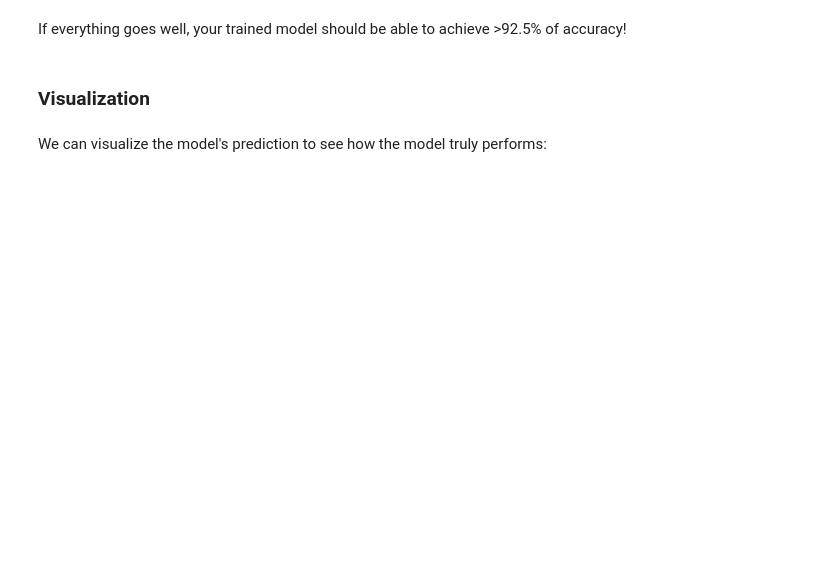
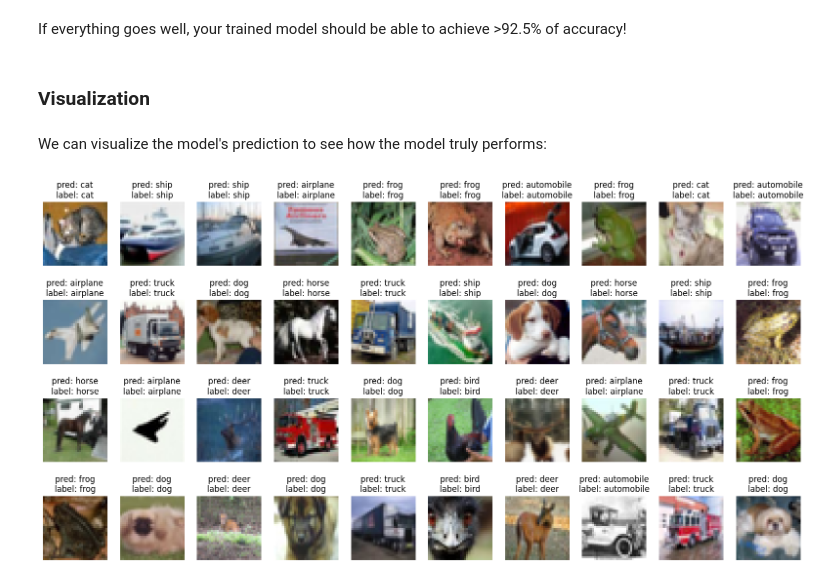
Before and after one commit to insop/efficientml, a Jupyter notebook: Lab0.ipynb, the cells around one changed output. Saved outputs shown, nothing was run; the diff lists cells and outputs as text; code cells hidden in the pictures; blank space fills up the shorter version.

```diff
--- a/Lab0.ipynb
+++ b/Lab0.ipynb
@@ -179,4 +184,7 @@ class VGG(nn.Module):
     x = self.classifier(x)
     return x
 
-model = VGG().cuda()
+if is_cuda():
+  model = VGG().cuda()
+else:
+  model = VGG()
@@ -258,8 +317,9 @@ def train(
 
   for inputs, targets in tqdm(dataflow, desc='train', leave=False):
     # Move the data from CPU to GPU
-    inputs = inputs.cuda()
-    targets = targets.cuda()
+    if is_cuda():
+      inputs = inputs.cuda()
+      targets = targets.cuda()
 
     # Reset the gradients (from the last iteration)
     optimizer.zero_grad()
@@ -289,8 +349,9 @@ def evaluate(
 
   for inputs, targets in tqdm(dataflow, desc="eval", leave=False):
     # Move the data from CPU to GPU
-    inputs = inputs.cuda()
-    targets = targets.cuda()
+    if is_cuda():
+      inputs = inputs.cuda()
+      targets = targets.cuda()
 
     # Inference
     outputs = model(inputs)
@@ -316,27 +391,34 @@ If everything goes well, your trained model should be able to achieve >92.5\% of
 ### Visualization
 # %% [markdown]
 We can visualize the model's prediction to see how the model truly performs:
+# %%
+model = model.cpu()
 # %%
 plt.figure(figsize=(20, 10))
 for index in range(40):
   image, label = dataset["test"][index]
 
   # Model inference
   model.eval()
   with torch.inference_mode():
-    pred = model(image.unsqueeze(dim=0).cuda())
+    if is_cuda():
+      pred = model(image.unsqueeze(dim=0).cuda())
+    else:
+      pred = model(image.unsqueeze(dim=0))
     pred = pred.argmax(dim=1)
 
   # Convert from CHW to HWC for visualization
   image = image.permute(1, 2, 0)
 
   # Convert from class indices to class names
   pred = dataset["test"].classes[pred]
   label = dataset["test"].classes[label]
 
   # Visualize the image
   plt.subplot(4, 10, index + 1)
   plt.imshow(image)
   plt.title(f"pred: {pred}" + "\n" + f"label: {label}")
   plt.axis("off")
 plt.show()
+# %% [output]
+[figure, added]
```
Also changed, not shown: parts of 9 cells of this notebook.
